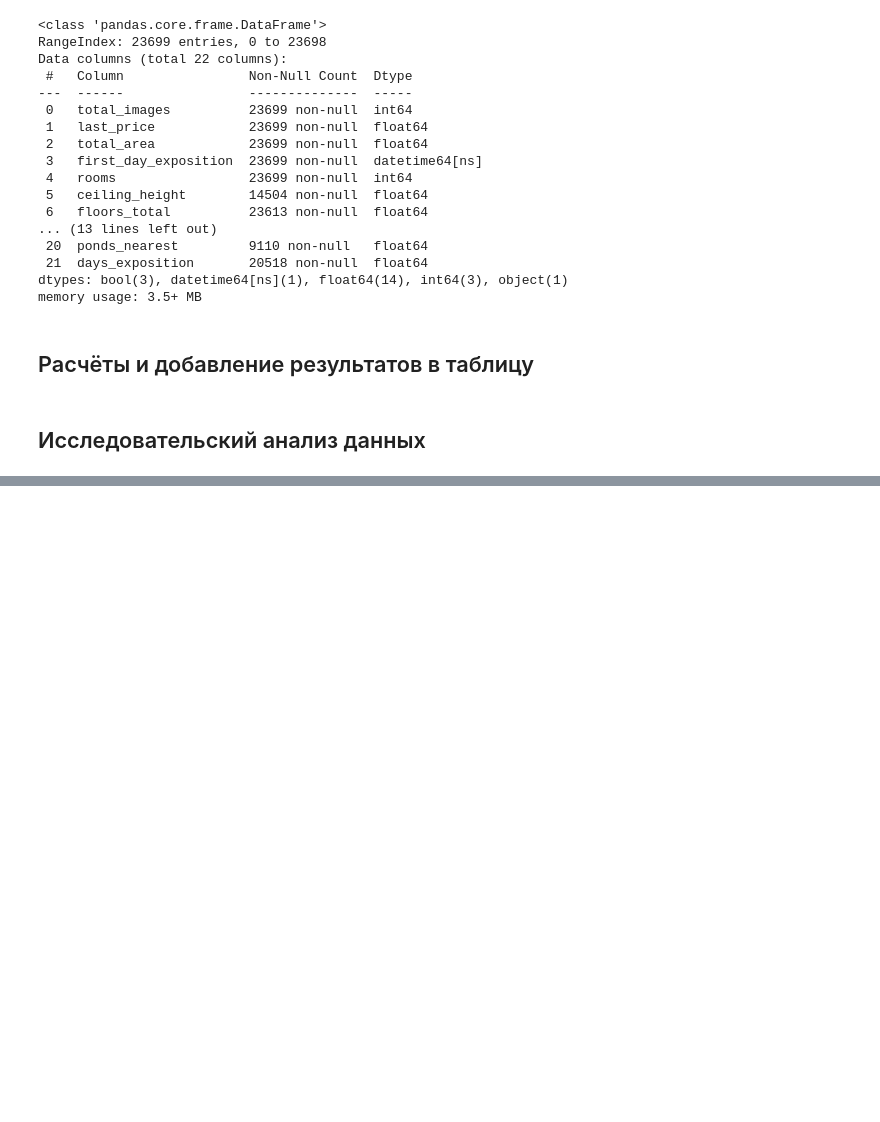
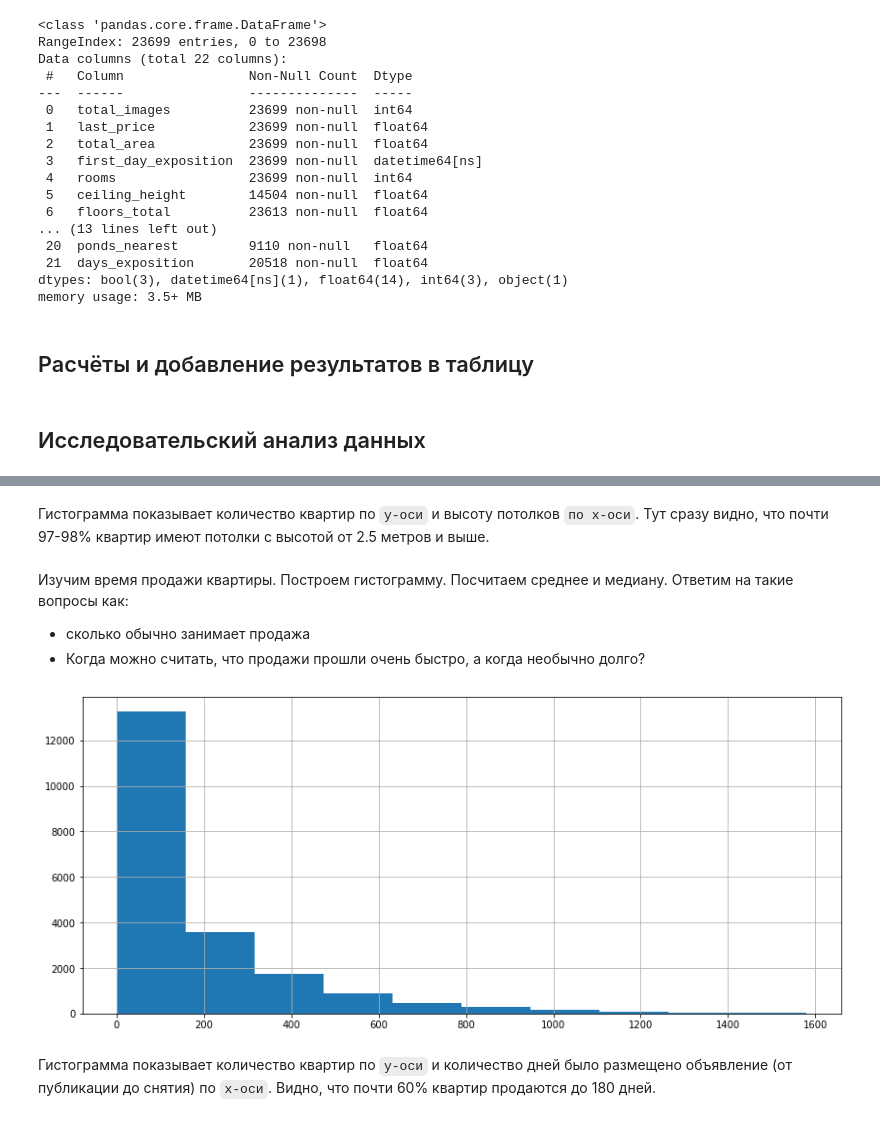
Before and after one commit to yerkebulanali/Yandex-Data-Science-Projects, a Jupyter notebook: Yandex Practicum Project 3.ipynb, the cells around one changed output, grey strips where cells are left out. Saved outputs shown, nothing was run; the diff lists cells and outputs as text; code cells hidden in the pictures; blank space fills up the shorter version.

```diff
--- a/Yandex Practicum Project 3.ipynb
+++ b/Yandex Practicum Project 3.ipynb
@@ -212,0 +274,13 @@ df['kitchen_total_ratio'] = df['kitchen_area'] / df['total_area']
+# %% [markdown]
+Гистограмма показывает количество квартир по `у-оси` и высоту потолков `по х-оси`. Тут сразу видно, что почти 97-98% квартир имеют потолки с высотой от 2.5 метров и выше.
+# %% [markdown]
+Изучим время продажи квартиры. Построем гистограмму. Посчитаем среднее и медиану. Ответим на такие вопросы как:
+   - сколько обычно занимает продажа
+   - Когда можно считать, что продажи прошли очень быстро, а когда необычно долго?
+# %%
+# Строим гистаграмму для столбца days_exposition
+df['days_exposition'].hist(figsize=(14,6));
+# %% [output]
+[figure, added]
+# %% [markdown]
+Гистограмма показывает количество квартир по `у-оси` и количество дней было размещено объявление (от публикации до снятия) по `х-оси`. Видно, что почти 60% квартир продаются до 180 дней.
```
Also changed, not shown: parts of 49 cells of this notebook.
